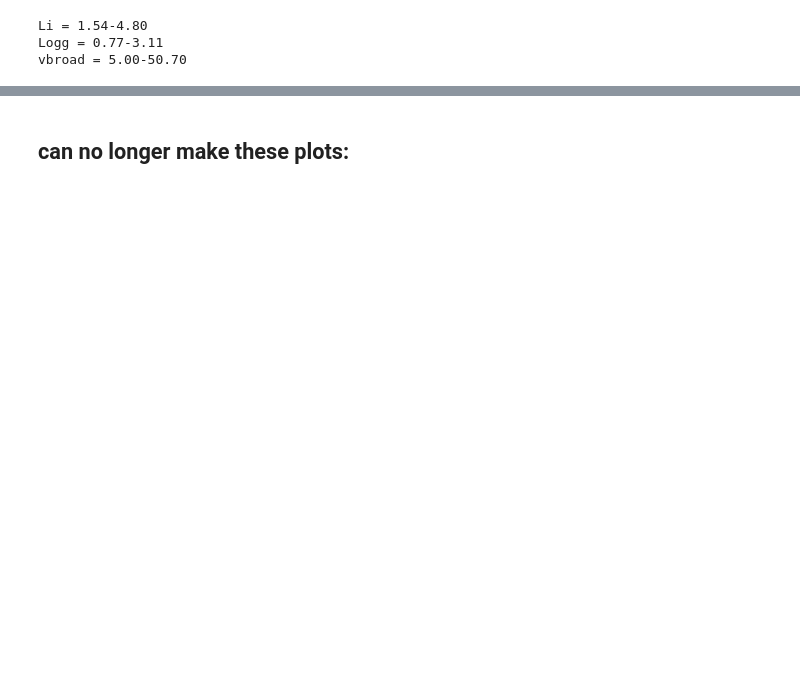
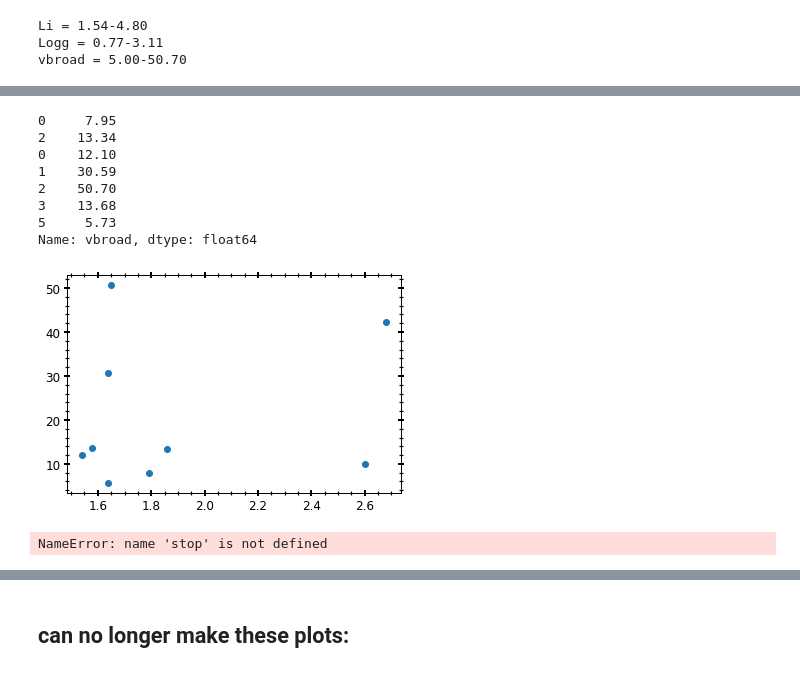
Before and after one commit to MaryumSayeed/ESPRESSO, a Jupyter notebook: scripts/make_tables.ipynb, the cells around one changed output, grey strips where cells are left out. Drawn from its saved outputs; the diff is of its cells as text; code cells hidden in the pictures; blank space fills up the shorter version.

```diff
--- a/scripts/make_tables.ipynb
+++ b/scripts/make_tables.ipynb
@@ -366,6 +411,24 @@ table4 = v_max(table4)
 table4 = v_orb(table4)
 
 # table4.to_csv('table4.csv',index=False)
+# %%
+plt.scatter(table4.Li_val, table4.vbroad)
+mask = table4.Li_val < 2
+table4[mask].vbroad
+# %% [output]
+0     7.95
+2    13.34
+0    12.10
+1    30.59
+2    50.70
+3    13.68
+5     5.73
+Name: vbroad, dtype: float64
+[figure, added]
+# %%
+stop
+# %% [output]
+NameError: name 'stop' is not defined
 # %%
 plt.rcParams['figure.facecolor'] = 'white'
 # %%
```
Also changed, not shown: parts of 10 cells of this notebook, 2 other files.
